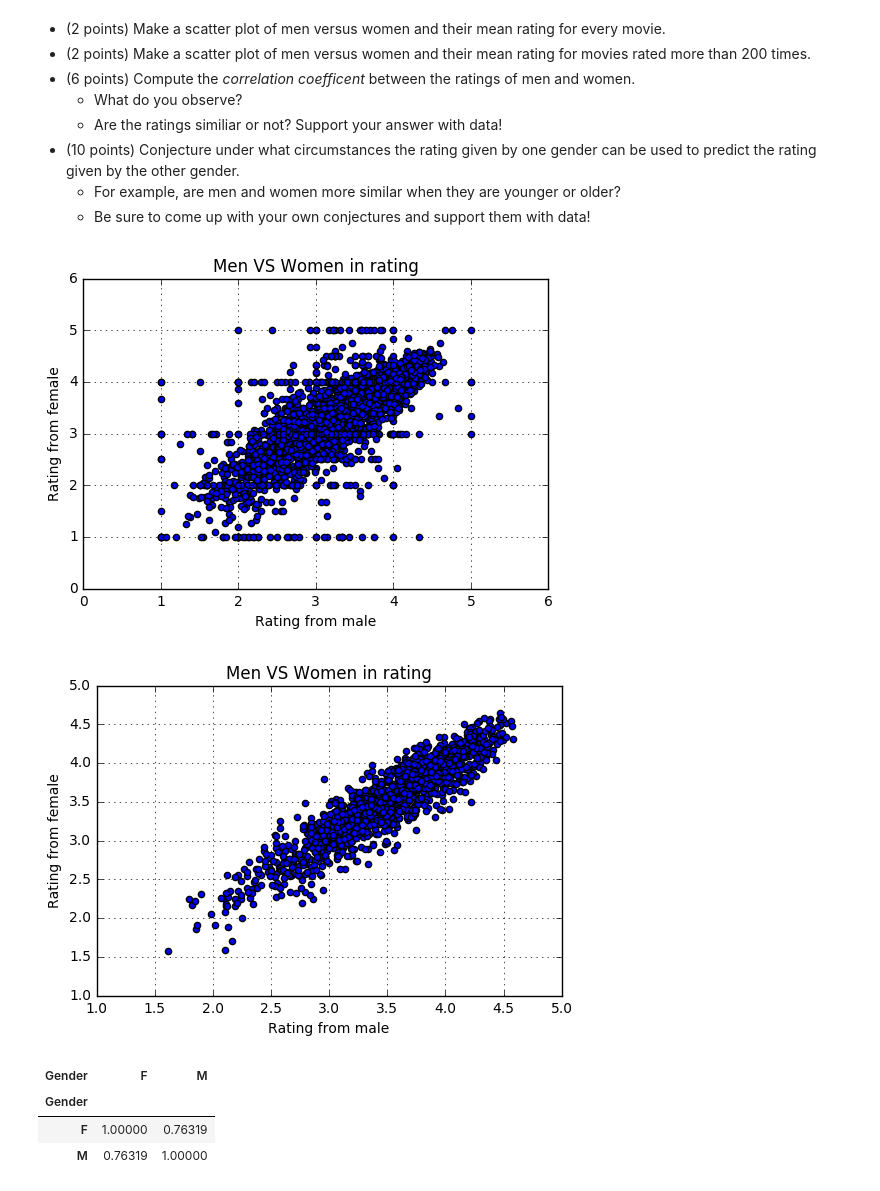
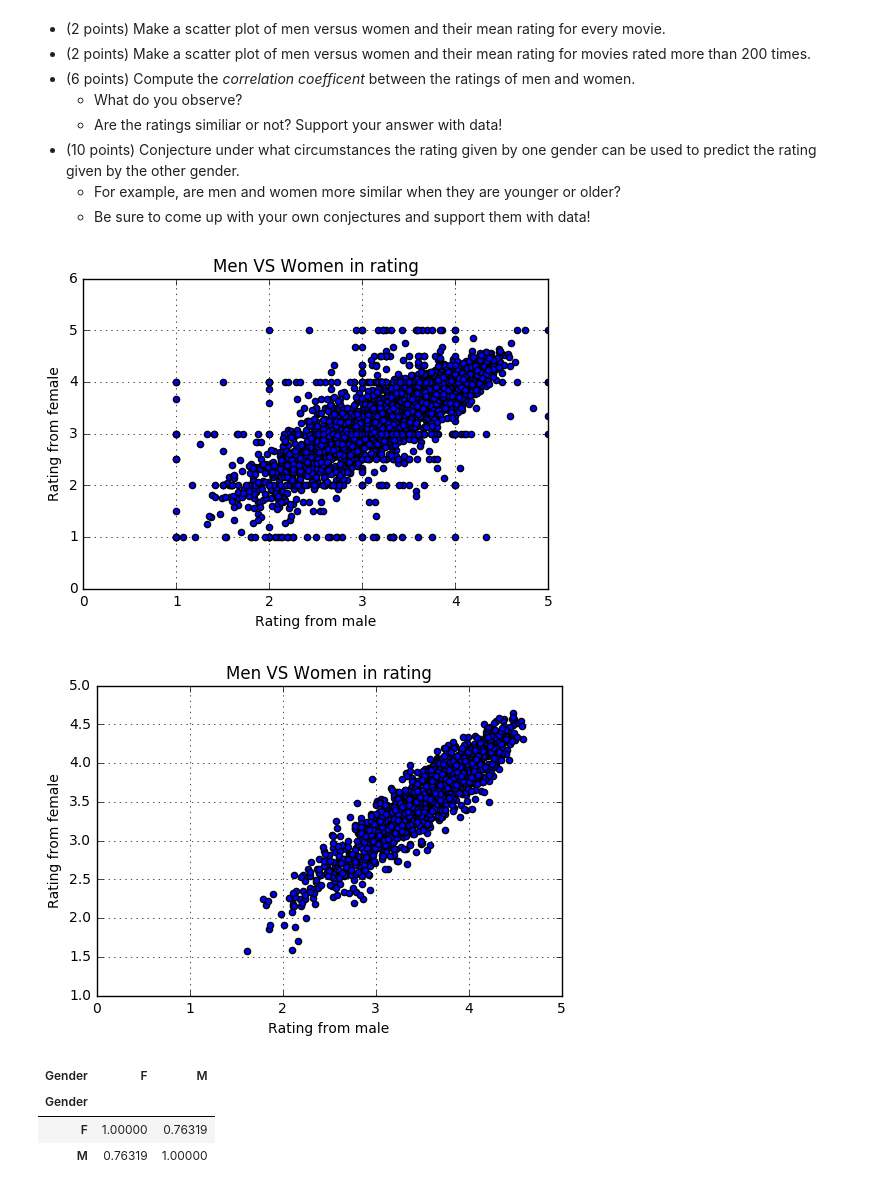
Before and after one commit to GuanxiongLiu/DS501, a Jupyter notebook: CaseStudy2/CaseStudy2.ipynb, the cells around one changed output. Cells and saved outputs as stored; diff of their text form; code cells hidden in the pictures.

```diff
--- a/CaseStudy2/CaseStudy2.ipynb
+++ b/CaseStudy2/CaseStudy2.ipynb
@@ -286,15 +286,16 @@ Let look more closely at the relationship between the pieces of data we have.
 # %%
 # Make a scatter plot of men versus women and their mean rating for every movie.
 table = df.pivot_table('Rating', index='MovieID', columns='Gender', aggfunc='mean')
 
 plt.scatter(table['M'], table['F'])
 plt.xlabel('Rating from male')
 plt.ylabel('Rating from female')
 plt.title('Men VS Women in rating')
 plt.grid(True)
+plt.xlim((0,5))
 plt.show()
 # %% [output]
-[figure, old version]
+[figure, new version]
 # %%
 # Make a scatter plot of men versus women and their mean rating for movies rated more than 200 times.
 group_res = df.groupby(['MovieID'], as_index=False)
@@ -307,9 +308,10 @@ plt.xlabel('Rating from male')
 plt.ylabel('Rating from female')
 plt.title('Men VS Women in rating')
 plt.grid(True)
+plt.xlim((0,5))
 plt.show()
 # %% [output]
-[figure, old version]
+[figure, new version]
 # %%
 # Compute the correlation coefficent between the ratings of men and women.
 table = df.pivot_table('Rating', index='MovieID', columns='Gender', aggfunc='mean')
```
Also changed, not shown: parts of 10 cells of this notebook.
